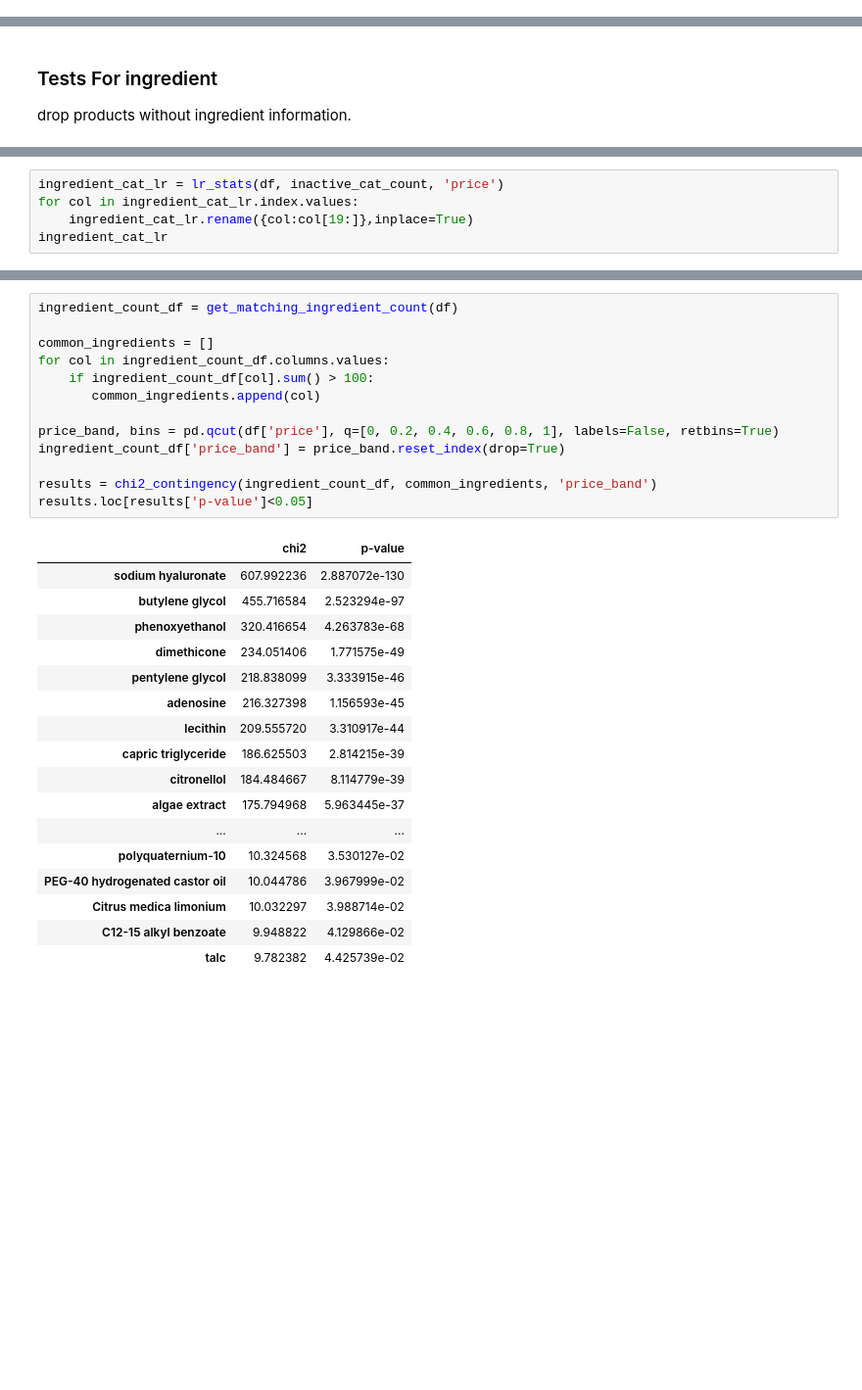
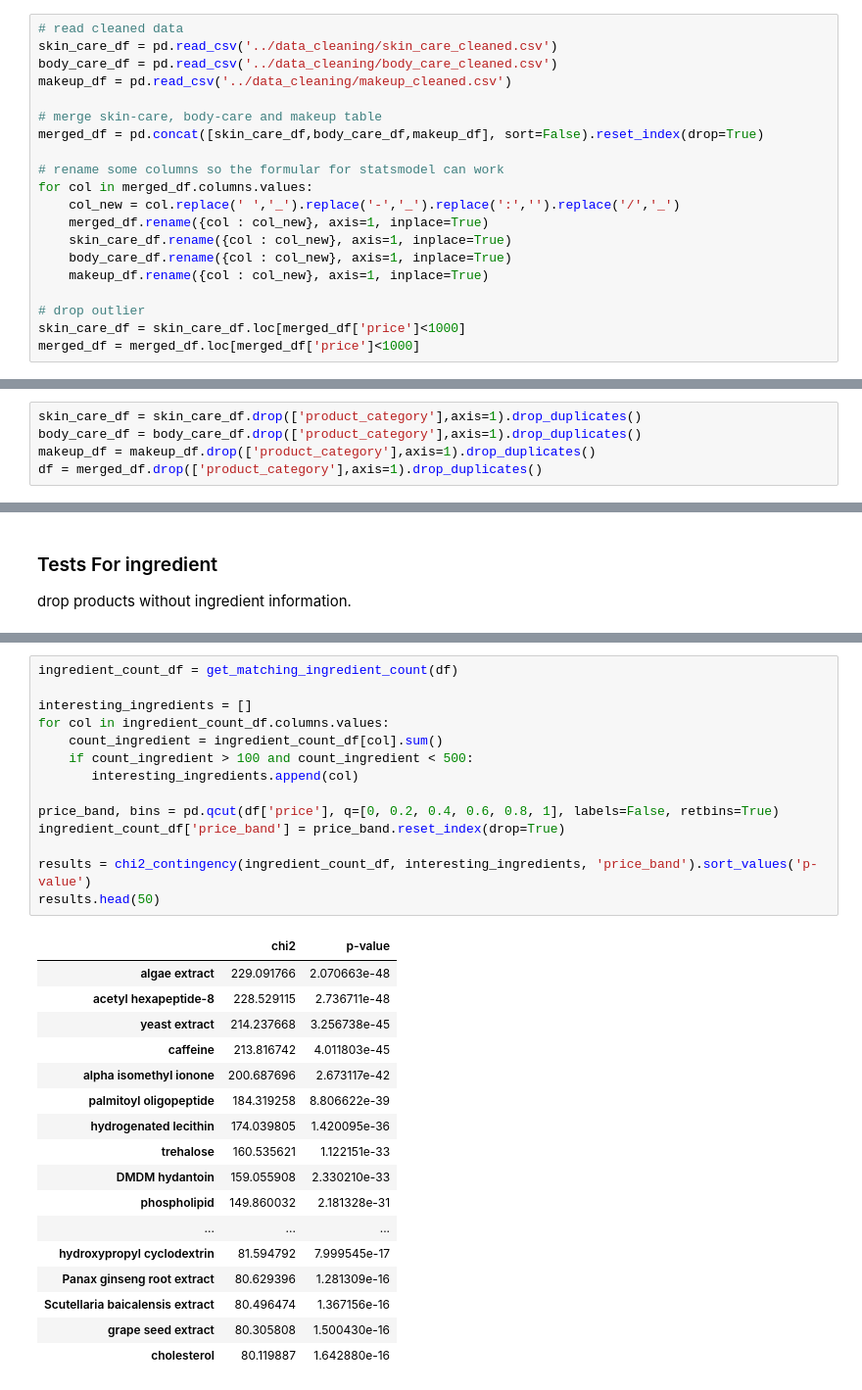
Before and after one commit to NoxMoon/inside_beauty, a Jupyter notebook: eda/statistical_test_price.ipynb, the cells around one changed output, grey strips where cells are left out. Shown at 98% size. Saved outputs shown, nothing was run; the diff lists cells and outputs as text; blank space fills up the shorter version.

```diff
--- a/eda/statistical_test_price.ipynb
+++ b/eda/statistical_test_price.ipynb
@@ -22,3 +27,23 @@ skin_care_df = skin_care_df.loc[skin_care_df['price']<1000]
+# %%
+# read cleaned data
+skin_care_df = pd.read_csv('../data_cleaning/skin_care_cleaned.csv')
+body_care_df = pd.read_csv('../data_cleaning/body_care_cleaned.csv')
+makeup_df = pd.read_csv('../data_cleaning/makeup_cleaned.csv')
+
+# merge skin-care, body-care and makeup table
+merged_df = pd.concat([skin_care_df,body_care_df,makeup_df], sort=False).reset_index(drop=True)
+
+# rename some columns so the formular for statsmodel can work
+for col in merged_df.columns.values:
+    col_new = col.replace(' ','_').replace('-','_').replace(':','').replace('/','_')
+    merged_df.rename({col : col_new}, axis=1, inplace=True)
+    skin_care_df.rename({col : col_new}, axis=1, inplace=True)
+    body_care_df.rename({col : col_new}, axis=1, inplace=True)
+    makeup_df.rename({col : col_new}, axis=1, inplace=True)
+
+# drop outlier
+skin_care_df = skin_care_df.loc[merged_df['price']<1000]
+merged_df = merged_df.loc[merged_df['price']<1000]
 # %% [markdown]
 ### ANOVA test for product category
 # %%
@@ -36,3 +97,8 @@ df = skin_care_df.drop(['product_category'],axis=1).drop_duplicates()
+# %%
+skin_care_df = skin_care_df.drop(['product_category'],axis=1).drop_duplicates()
+body_care_df = body_care_df.drop(['product_category'],axis=1).drop_duplicates()
+makeup_df = makeup_df.drop(['product_category'],axis=1).drop_duplicates()
+df = merged_df.drop(['product_category'],axis=1).drop_duplicates()
 # %%
 model = ols('price ~ brand', data=df).fit()
 anova_table = sm.stats.anova_lm(model, typ=2)
@@ -116,5 +237,0 @@ Warnings:
-# %%
-ingredient_cat_lr = lr_stats(df, inactive_cat_count, 'price')
-for col in ingredient_cat_lr.index.values:
-    ingredient_cat_lr.rename({col:col[19:]},inplace=True)
-ingredient_cat_lr
@@ -141,31 +251,32 @@ ingredient_cat_lr
 # %%
 ingredient_count_df = get_matching_ingredient_count(df)
 
-common_ingredients = []
+interesting_ingredients = []
 for col in ingredient_count_df.columns.values:
-    if ingredient_count_df[col].sum() > 100:
-       common_ingredients.append(col)
+    count_ingredient = ingredient_count_df[col].sum()
+    if count_ingredient > 100 and count_ingredient < 500:
+       interesting_ingredients.append(col)
 
 price_band, bins = pd.qcut(df['price'], q=[0, 0.2, 0.4, 0.6, 0.8, 1], labels=False, retbins=True)
 ingredient_count_df['price_band'] = price_band.reset_index(drop=True)
 
-results = chi2_contingency(ingredient_count_df, common_ingredients, 'price_band')
-results.loc[results['p-value']<0.05]
+results = chi2_contingency(ingredient_count_df, interesting_ingredients, 'price_band').sort_values('p-value')
+results.head(50)
 # %% [output]
 |  | chi2 | p-value |
-| sodium hyaluronate | 607.992236 | 2.887072e-130 |
-| butylene glycol | 455.716584 | 2.523294e-97 |
-| phenoxyethanol | 320.416654 | 4.263783e-68 |
-| dimethicone | 234.051406 | 1.771575e-49 |
-| pentylene glycol | 218.838099 | 3.333915e-46 |
-| adenosine | 216.327398 | 1.156593e-45 |
-| lecithin | 209.555720 | 3.310917e-44 |
-| capric triglyceride | 186.625503 | 2.814215e-39 |
-| citronellol | 184.484667 | 8.114779e-39 |
-| algae extract | 175.794968 | 5.963445e-37 |
+| algae extract | 229.091766 | 2.070663e-48 |
+| acetyl hexapeptide-8 | 228.529115 | 2.736711e-48 |
+| yeast extract | 214.237668 | 3.256738e-45 |
+| caffeine | 213.816742 | 4.011803e-45 |
+| alpha isomethyl ionone | 200.687696 | 2.673117e-42 |
+| palmitoyl oligopeptide | 184.319258 | 8.806622e-39 |
+| hydrogenated lecithin | 174.039805 | 1.420095e-36 |
+| trehalose | 160.535621 | 1.122151e-33 |
+| DMDM hydantoin | 159.055908 | 2.330210e-33 |
+| phospholipid | 149.860032 | 2.181328e-31 |
 | ... | ... | ... |
-| polyquaternium-10 | 10.324568 | 3.530127e-02 |
-| PEG-40 hydrogenated castor oil | 10.044786 | 3.967999e-02 |
-| Citrus medica limonium | 10.032297 | 3.988714e-02 |
-| C12-15 alkyl benzoate | 9.948822 | 4.129866e-02 |
-| talc | 9.782382 | 4.425739e-02 |
+| hydroxypropyl cyclodextrin | 81.594792 | 7.999545e-17 |
+| Panax ginseng root extract | 80.629396 | 1.281309e-16 |
+| Scutellaria baicalensis extract | 80.496474 | 1.367156e-16 |
+| grape seed extract | 80.305808 | 1.500430e-16 |
+| cholesterol | 80.119887 | 1.642880e-16 |
```
Also changed, not shown: parts of 39 cells of this notebook, 2 other files.
